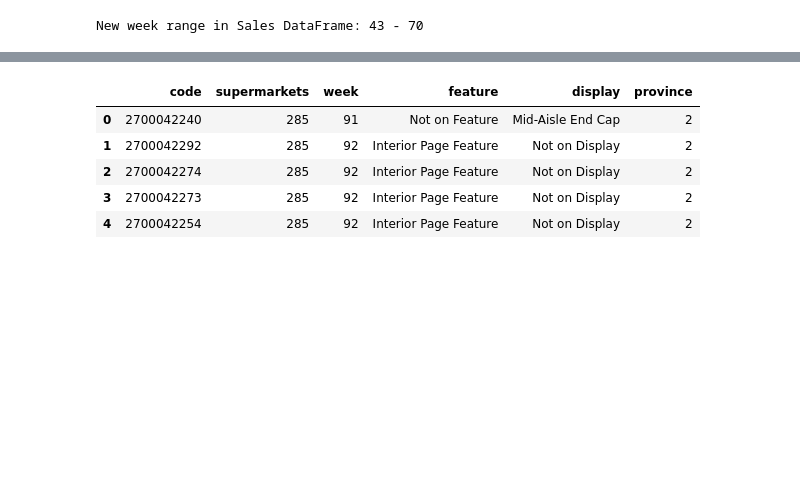
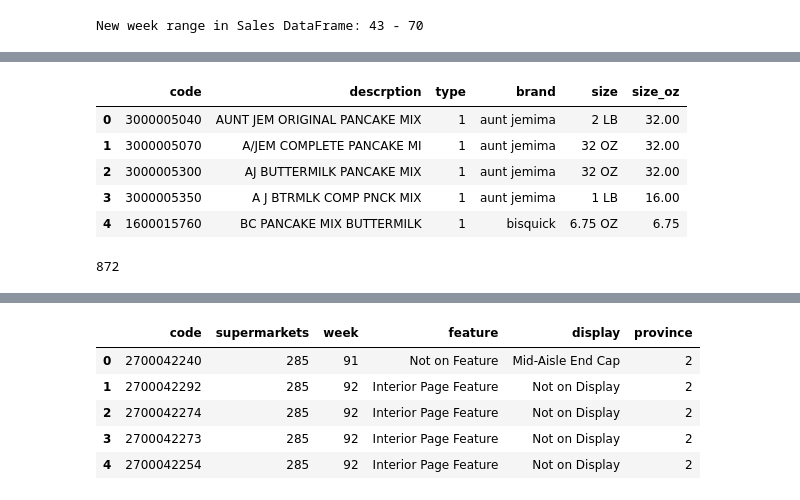
Before and after one commit to Kusalani/Sales-and-Promotions-Analysis, a Jupyter notebook: models/Data preparation.ipynb, the cells around one changed output, grey strips where cells are left out. Cells and saved outputs as stored; diff of their text form; code cells hidden in the pictures; blank space fills up the shorter version.

Commit message:
items dataset cleaned

```diff
--- a/models/Data preparation.ipynb
+++ b/models/Data preparation.ipynb
@@ -240,0 +390,13 @@ items_df['brand'] = items_df['brand'].str.lower()
+# %%
+items_df.head()
+# %% [output]
+|  | code | descrption | type | brand | size | size_oz |
+| 0 | 3000005040 | AUNT JEM ORIGINAL PANCAKE MIX | 1 | aunt jemima | 2 LB | 32.00 |
+| 1 | 3000005070 | A/JEM COMPLETE PANCAKE MI | 1 | aunt jemima | 32 OZ | 32.00 |
+| 2 | 3000005300 | AJ BUTTERMILK PANCAKE MIX | 1 | aunt jemima | 32 OZ | 32.00 |
+| 3 | 3000005350 | A J BTRMLK COMP PNCK MIX | 1 | aunt jemima | 1 LB | 16.00 |
+| 4 | 1600015760 | BC PANCAKE MIX BUTTERMILK | 1 | bisquick | 6.75 OZ | 6.75 |
+# %%
+items_df['size_oz'].count()
+# %% [output]
+872
```
Also changed, not shown: parts of 16 cells of this notebook.
